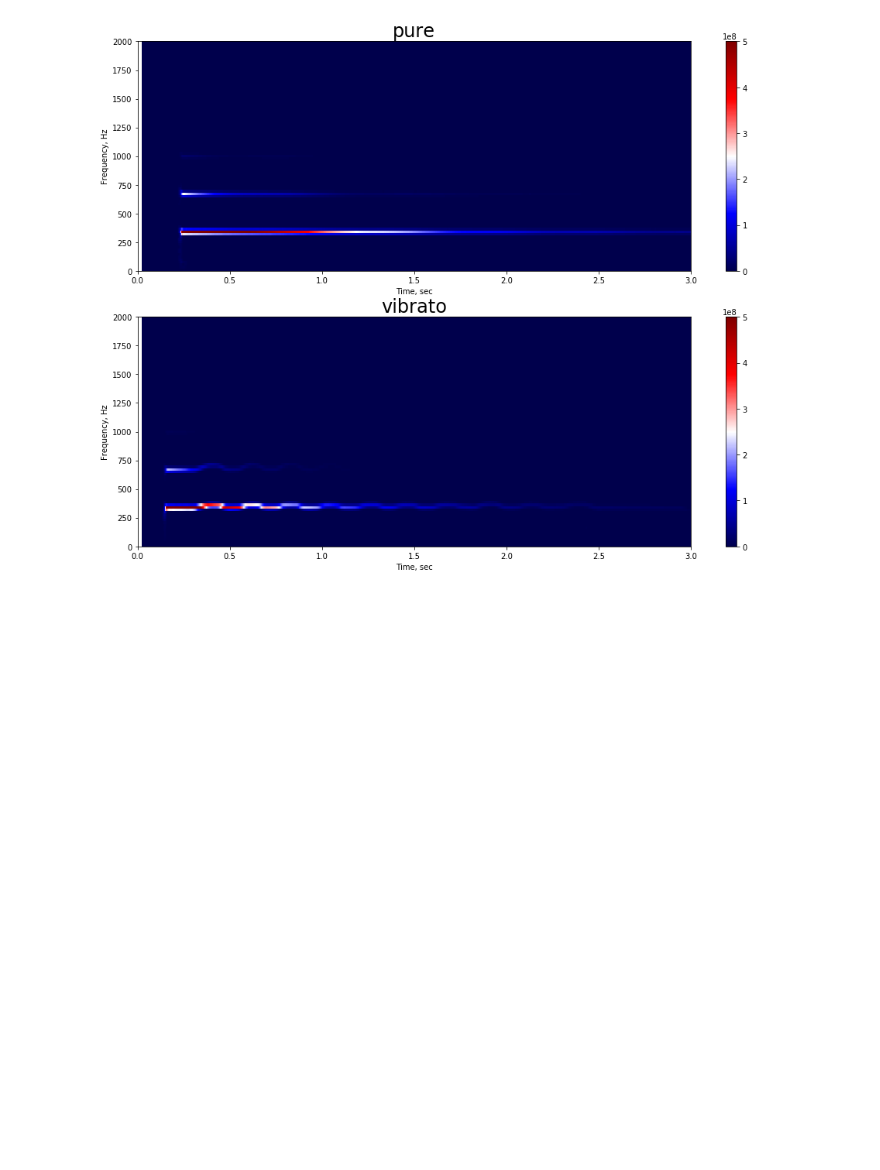
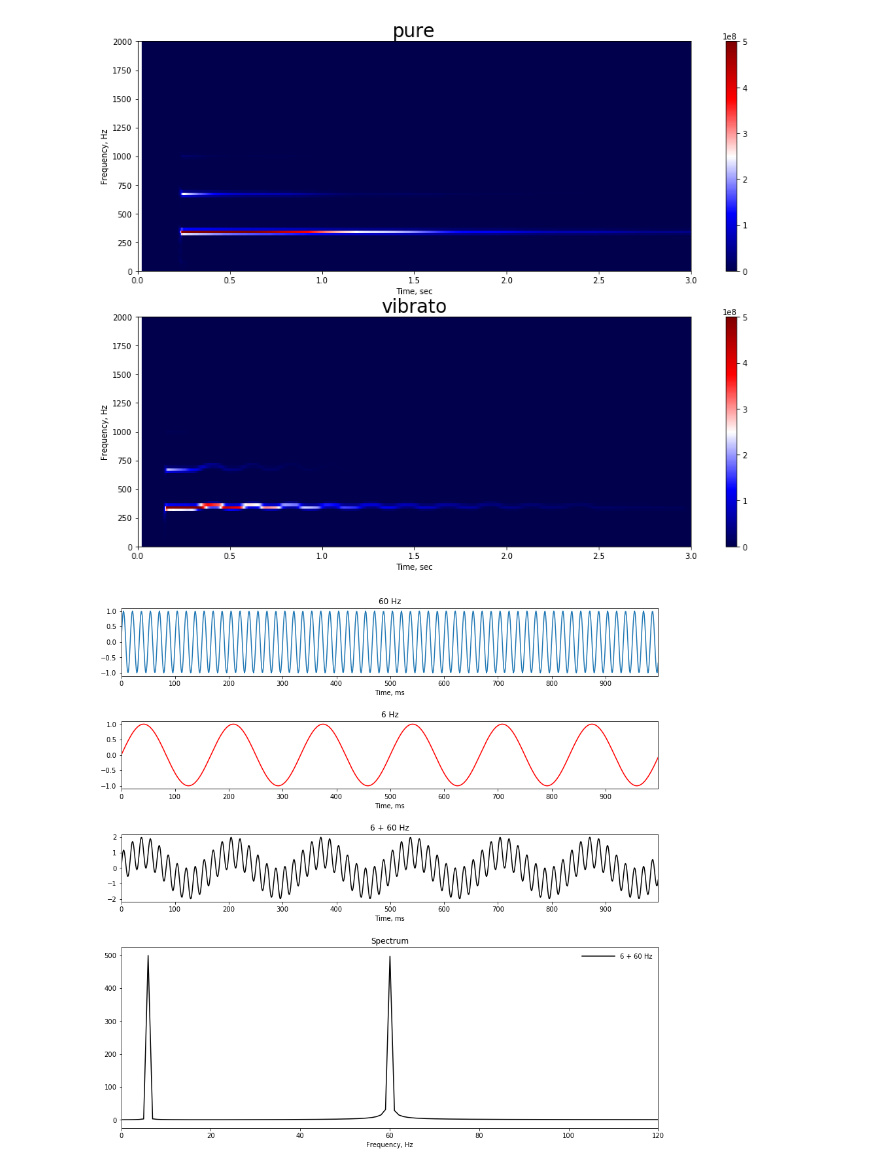
Before and after one commit to spirit11/wave_modulations, a Jupyter notebook: wavefile.ipynb, the cells around one changed output. Cells and saved outputs as stored; diff of their text form; code cells hidden in the pictures; blank space fills up the shorter version.

```diff
--- a/wavefile.ipynb
+++ b/wavefile.ipynb
@@ -6,13 +6,14 @@ from scipy.signal import butter,lfilter,filtfilt,spectrogram
 import IPython
 from IPython.display import Audio
 import ipywidgets
+from functools import namedtuple
 
 w=wavfile.read(filename=r"c:\Users\Valentin\Documents\wav\v2\Безымянный (3).wav")
 w=w[1][:,0]
 framerate=44100
 duration=w.shape[0]/framerate
 
-def plotspec(signal, uselog=False, ax=None, **kwargs):
+def plotspec(signal, uselog=False, ax=None, framerate=framerate, **kwargs):
     ax = ax if ax else plt.gca()
     sp = np.abs(np.fft.fft(signal))[:signal.size//2]
     if uselog:
@@ -138,3 +139,11 @@ def plot(vmin=0,vmax=5e8):
     plt.show()
 # %% [output]
 [figure]
+# %%
+f1,f2=6,60
+t=np.arange(0,999)
+s1=np.sin(t/1000*2*np.pi*f1)
+s2=np.sin(t/1000*2*np.pi*f2)
+sm=np.sin(t/1000*2*np.pi*f2+.2*s1.cumsum())
+
+Graph=namedtuple('Graph',['s','linespec','label'])
@@ -140,0 +192,6 @@ def plot(vmin=0,vmax=5e8):
+# %%
+plot_graphs([Graph(s2,dict(),'60 Hz'),
+             Graph(s1,{'c':'r'},'6 Hz'),
+             Graph(s1+s2,dict(c='k'),'6 + 60 Hz')])
+# %% [output]
+[figure, added]
```
Also changed, not shown: parts of 2 cells of this notebook.
